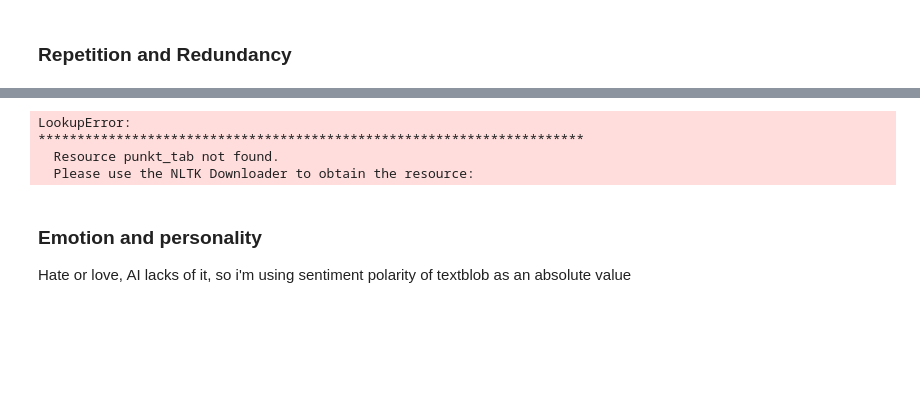
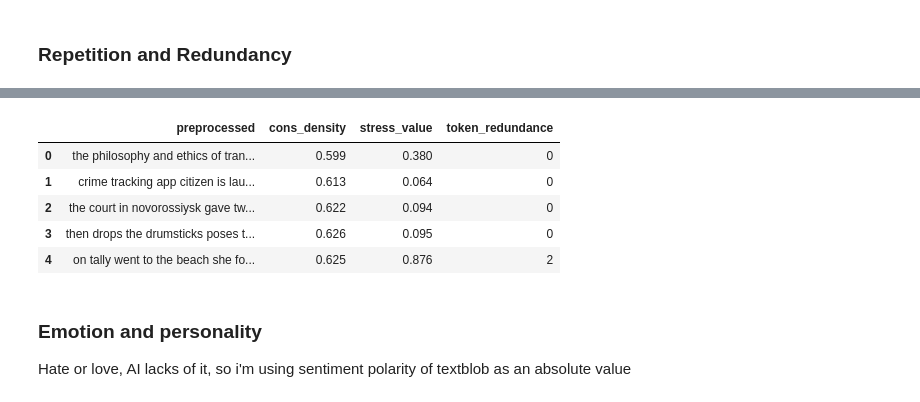
Before and after one commit to nghia95/fake-data-detector, a Jupyter notebook: notebooks/Roma_exploratory.ipynb, the cells around one changed output, grey strips where cells are left out. Cells and saved outputs as stored; diff of their text form; code cells hidden in the pictures; blank space fills up the shorter version.

```diff
--- a/notebooks/Roma_exploratory.ipynb
+++ b/notebooks/Roma_exploratory.ipynb
@@ -260,10 +284,13 @@ def repet_redund(text):
-# %%
-repet_redund("i am a small fish that hates all the other fish in the pound ")
-# %% [output]
-LookupError:
-**********************************************************************
-  Resource punkt_tab not found.
-  Please use the NLTK Downloader to obtain the resource:
+# %%
+X["token_redundance"] = X["preprocessed"].apply(lambda x : redundance(x))
+X.head()
+# %% [output]
+|  | preprocessed | cons_density | stress_value | token_redundance |
+| 0 | the philosophy and ethics of tran... | 0.599 | 0.380 | 0 |
+| 1 | crime tracking app citizen is lau... | 0.613 | 0.064 | 0 |
+| 2 | the court in novorossiysk gave tw... | 0.622 | 0.094 | 0 |
+| 3 | then drops the drumsticks poses t... | 0.626 | 0.095 | 0 |
+| 4 | on tally went to the beach she fo... | 0.625 | 0.876 | 2 |
 # %% [markdown]
 ### Emotion and personality
 Hate or love, AI lacks of it, so i'm using sentiment polarity of textblob as an absolute value
```
Also changed, not shown: parts of 39 cells of this notebook.
